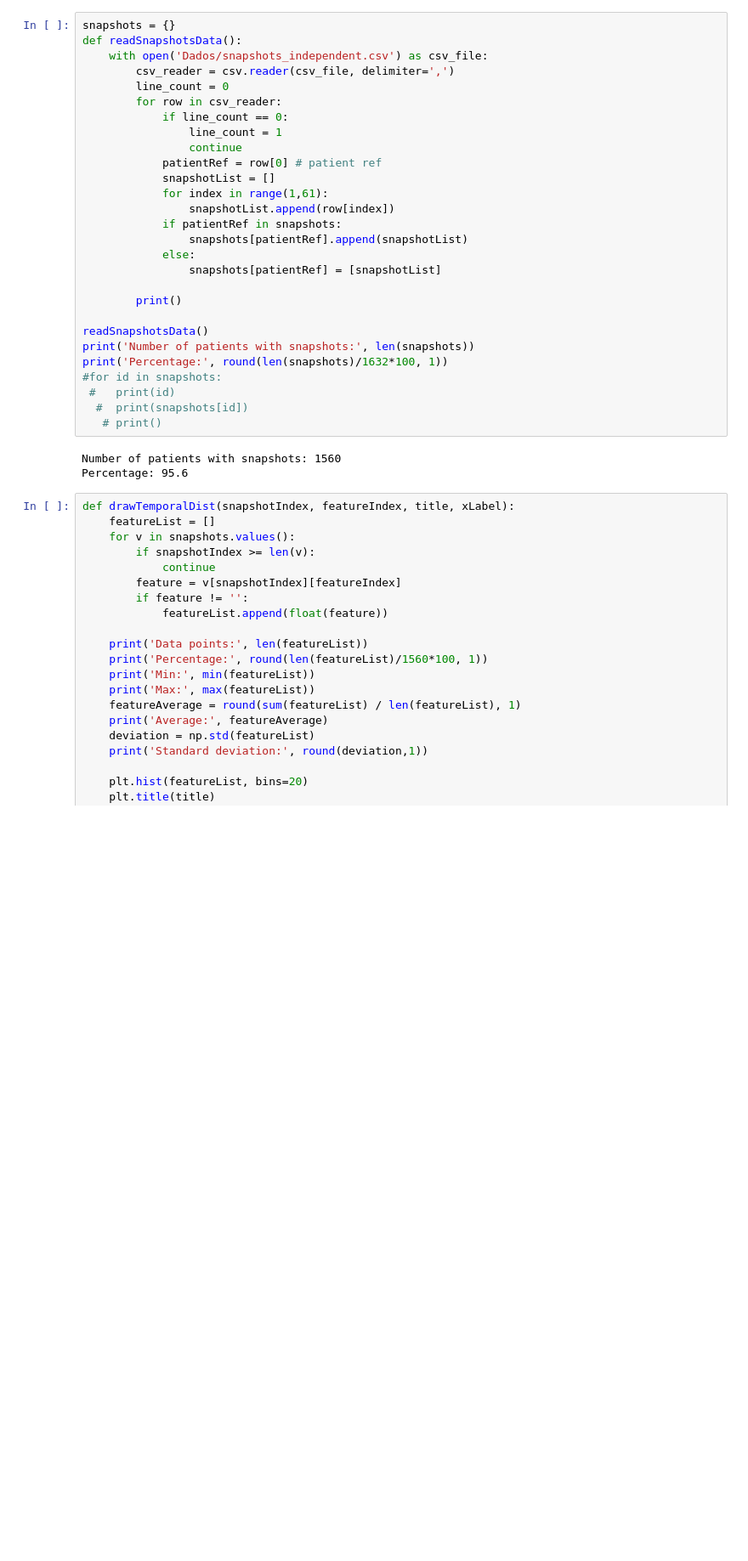
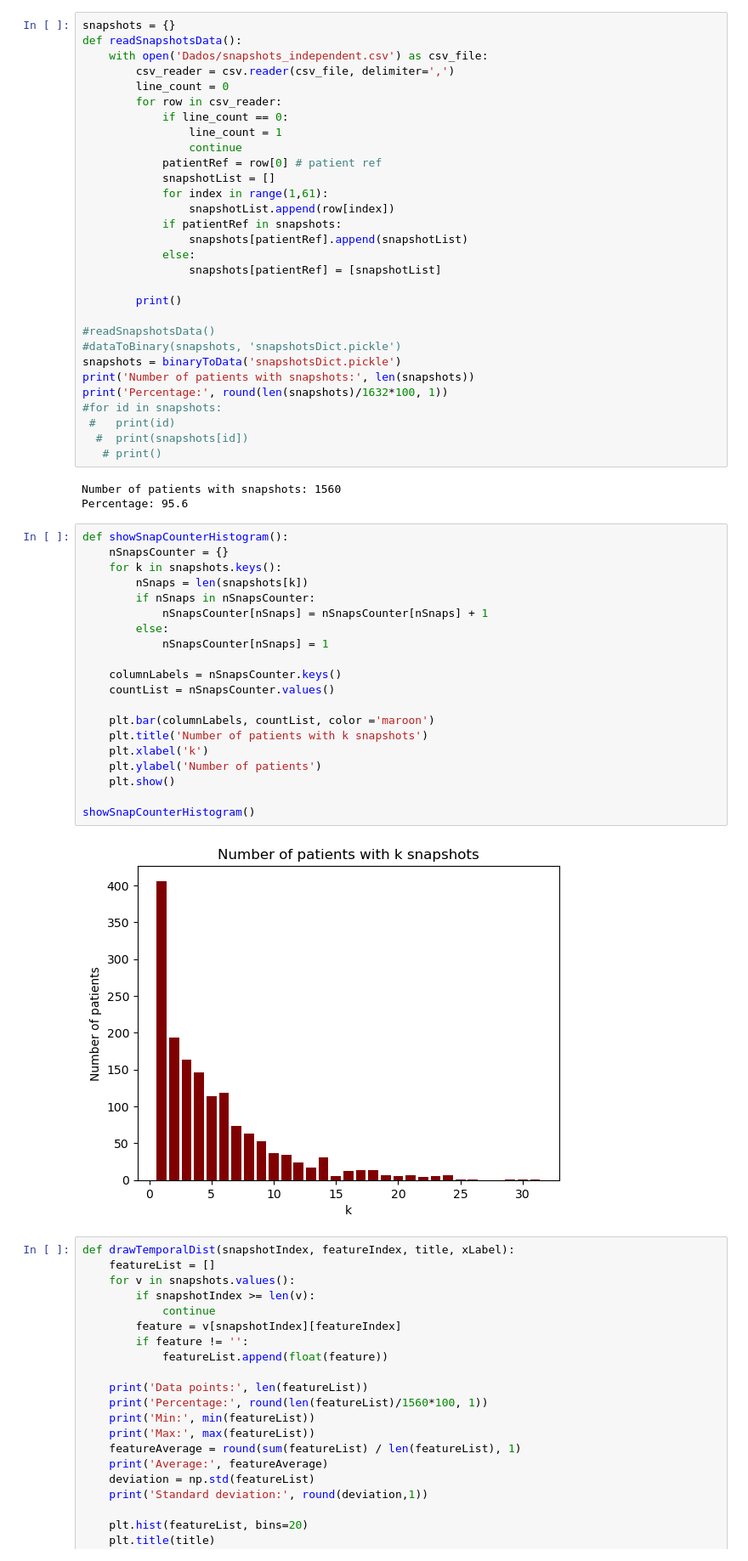
Before and after one commit to fabiuchiha/ALS, a Jupyter notebook: ALS snapshots.ipynb, the cells around one changed output. Shown at 85% size. Drawn from its saved outputs; the diff is of its cells as text; blank space fills up the shorter version.

Commit message:
Added graph with occurences of snapshots per patient

```diff
--- a/ALS snapshots.ipynb
+++ b/ALS snapshots.ipynb
@@ -21,7 +21,9 @@ def readSnapshotsData():
 
         print()
 
-readSnapshotsData()
+#readSnapshotsData()
+#dataToBinary(snapshots, 'snapshotsDict.pickle')
+snapshots = binaryToData('snapshotsDict.pickle')
 print('Number of patients with snapshots:', len(snapshots))
 print('Percentage:', round(len(snapshots)/1632*100, 1))
 #for id in snapshots:
@@ -31,6 +33,28 @@ print('Percentage:', round(len(snapshots)/1632*100, 1))
 # %% [output]
 Number of patients with snapshots: 1560
 Percentage: 95.6
+# %%
+def showSnapCounterHistogram():
+    nSnapsCounter = {}
+    for k in snapshots.keys():
+        nSnaps = len(snapshots[k])
+        if nSnaps in nSnapsCounter:
+            nSnapsCounter[nSnaps] = nSnapsCounter[nSnaps] + 1
+        else:
+            nSnapsCounter[nSnaps] = 1
+
+    columnLabels = nSnapsCounter.keys()
+    countList = nSnapsCounter.values()
+
+    plt.bar(columnLabels, countList, color ='maroon')
+    plt.title('Number of patients with k snapshots')
+    plt.xlabel('k')
+    plt.ylabel('Number of patients')
+    plt.show()
+
+showSnapCounterHistogram()
+# %% [output]
+[figure, added]
 # %%
 def drawTemporalDist(snapshotIndex, featureIndex, title, xLabel):
     featureList = []
```
